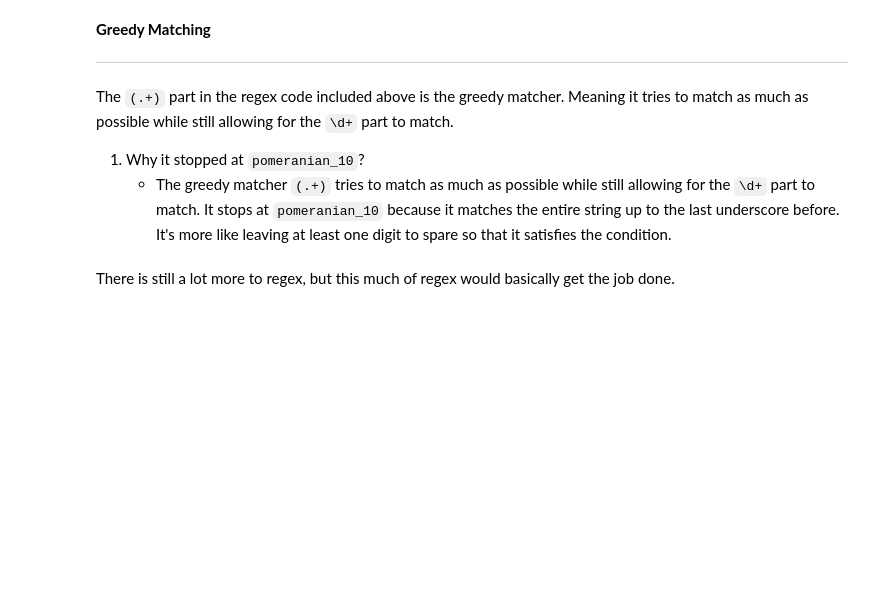
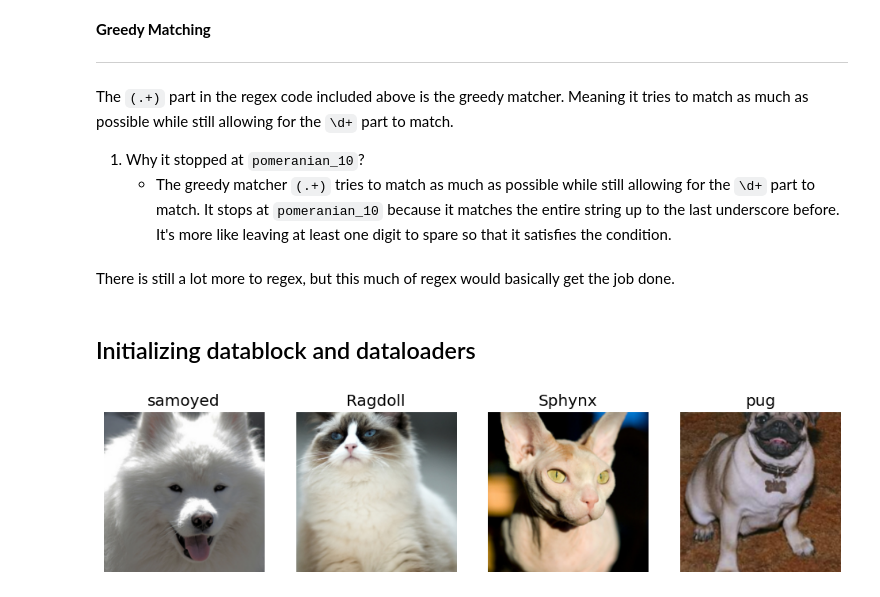
Before and after one commit to Firojpaudel/Machine-Learning-Notes, a Jupyter notebook: Practical Deep Learning For Coders/Chapter_5.ipynb, the cells around one changed output. Cells and saved outputs as stored; diff of their text form; code cells hidden in the pictures; blank space fills up the shorter version.

Commit message:
Created dataloaders and inspected images

````diff
--- a/Practical Deep Learning For Coders/Chapter_5.ipynb
+++ b/Practical Deep Learning For Coders/Chapter_5.ipynb
@@ -121,3 +121,21 @@
     - The greedy matcher ```(.+)``` tries to match as much as possible while still allowing for the ```\d+``` part to match. It stops at ```pomeranian_10``` because it matches the entire string up to the last underscore before. It's more like leaving at least one digit to spare so that it satisfies the condition.
 # %% [markdown]
 There is still a lot more to regex, but this much of regex would basically get the job done.
+# %% [markdown]
+## Initializing datablock and dataloaders
+# %%
+##@ Initializing datablock:
+pets = DataBlock(blocks=(ImageBlock, CategoryBlock),                        # Initializing DataBlock.
+                 get_items=get_image_files,                                 # Getting Image Files.
+                 splitter=RandomSplitter(seed=42),                          # Getting Random Splitting of Dataset.
+                 get_y=using_attr(RegexLabeller(r"(.+)_\d+.jpg$"),"name"),  # Getting Labels.
+                 item_tfms=Resize(460),                                     # Resizing Images.
+                 batch_tfms=aug_transforms(size=224, min_scale=0.75))       # Batch Augmentation.
+
+##@ Initializing dataloaders:
+dls = pets.dataloaders(path/"images")
+# %%
+## Inspecting images:
+dls.show_batch(nrows=1, ncols= 4)
+# %% [output]
+[figure, added]
````
Also changed, not shown: parts of 8 cells of this notebook.
